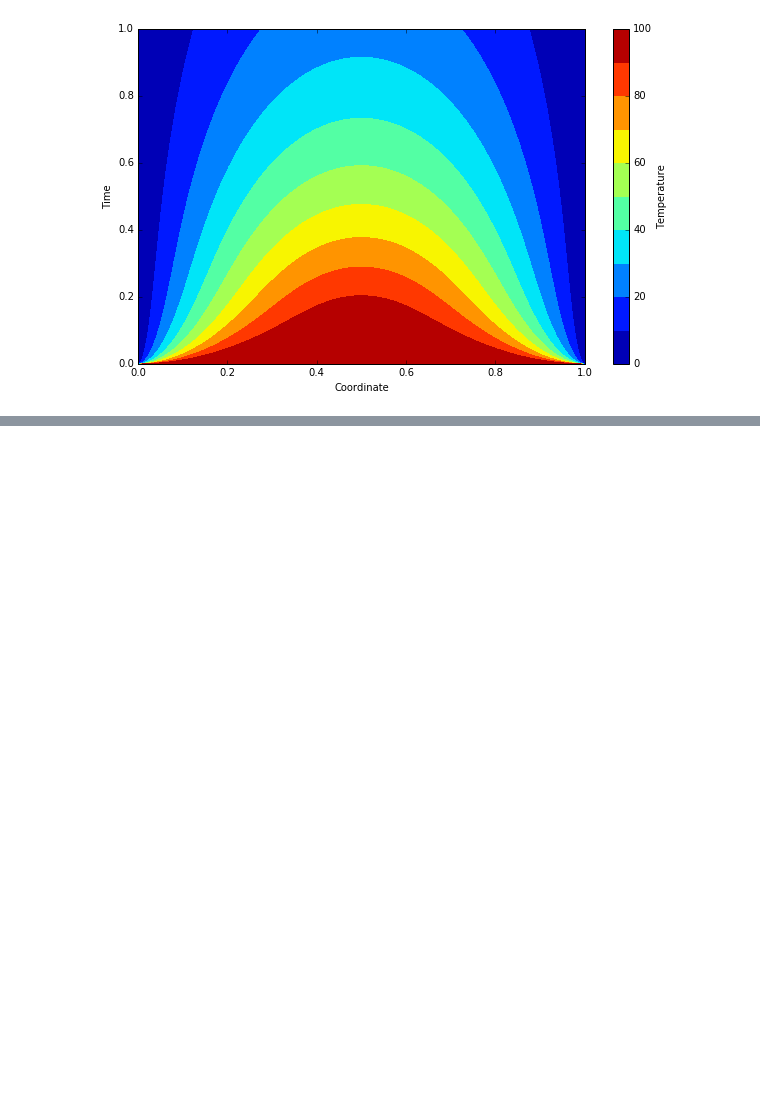
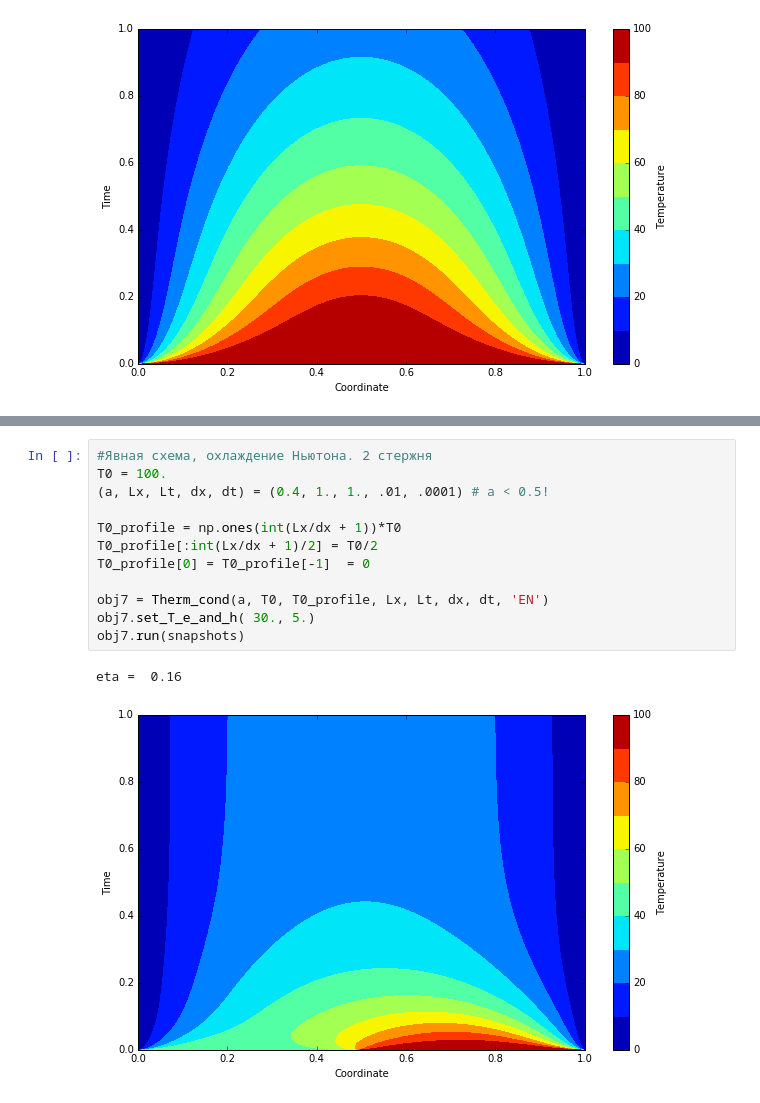
Before and after one commit to CompInfTech2017-18/Assignment3-yataw, a Jupyter notebook: hw3.ipynb, the cells around one changed output, grey strips where cells are left out. Saved outputs shown, nothing was run; the diff lists cells and outputs as text; blank space fills up the shorter version.

```diff
--- a/hw3.ipynb
+++ b/hw3.ipynb
@@ -118,0 +190,15 @@ eta =  0.16
+# %%
+#Явная схема, охлаждение Ньютона. 2 стержня
+T0 = 100.
+(a, Lx, Lt, dx, dt) = (0.4, 1., 1., .01, .0001) # a < 0.5!
+
+T0_profile = np.ones(int(Lx/dx + 1))*T0
+T0_profile[:int(Lx/dx + 1)/2] = T0/2
+T0_profile[0] = T0_profile[-1]  = 0
+
+obj7 = Therm_cond(a, T0, T0_profile, Lx, Lt, dx, dt, 'EN')
+obj7.set_T_e_and_h( 30., 5.)
+obj7.run(snapshots)
+# %% [output]
+eta =  0.16
+[figure, added]
```
Also changed, not shown: parts of 5 cells of this notebook.
